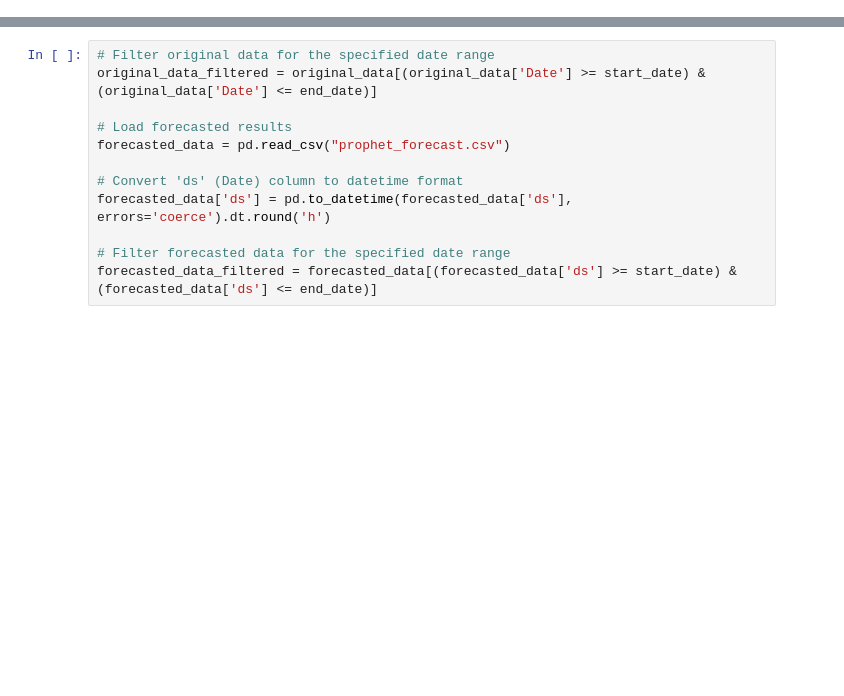
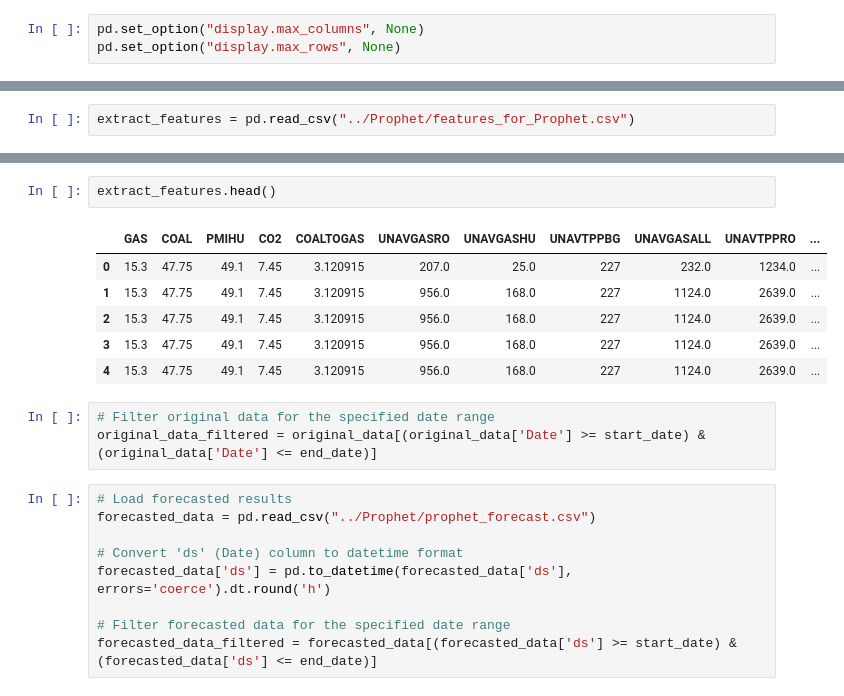
Before and after one commit to venture-data/lstm-example, a Jupyter notebook: Utility/evaluating_results.ipynb, the cells around one changed output, grey strips where cells are left out. Drawn from its saved outputs; the diff is of its cells as text; blank space fills up the shorter version.

```diff
--- a/Utility/evaluating_results.ipynb
+++ b/Utility/evaluating_results.ipynb
@@ -3,0 +5,3 @@ import matplotlib.pyplot as plt
+# %%
+pd.set_option("display.max_columns", None)
+pd.set_option("display.max_rows", None)
@@ -12,3 +67,5 @@ original_data = pd.read_excel("../../DATAFORMODELtrain200824.xlsx")
 
 # Convert 'Date' column to datetime format
 original_data['Date'] = pd.to_datetime(original_data['Date'], errors='coerce').dt.round('h')
+# %%
+extract_features = pd.read_csv("../Prophet/features_for_Prophet.csv")
@@ -15,9 +105,18 @@ original_data['Date'] = pd.to_datetime(original_data['Date'], errors='coerce').d
+# %%
+extract_features.head()
+# %% [output]
+|  | GAS | COAL | PMIHU | CO2 | COALTOGAS | UNAVGASRO | UNAVGASHU | UNAVTPPBG | UNAVGASALL | UNAVTPPRO | ... |
+| 0 | 15.3 | 47.75 | 49.1 | 7.45 | 3.120915 | 207.0 | 25.0 | 227 | 232.0 | 1234.0 | ... |
+| 1 | 15.3 | 47.75 | 49.1 | 7.45 | 3.120915 | 956.0 | 168.0 | 227 | 1124.0 | 2639.0 | ... |
+| 2 | 15.3 | 47.75 | 49.1 | 7.45 | 3.120915 | 956.0 | 168.0 | 227 | 1124.0 | 2639.0 | ... |
+| 3 | 15.3 | 47.75 | 49.1 | 7.45 | 3.120915 | 956.0 | 168.0 | 227 | 1124.0 | 2639.0 | ... |
+| 4 | 15.3 | 47.75 | 49.1 | 7.45 | 3.120915 | 956.0 | 168.0 | 227 | 1124.0 | 2639.0 | ... |
+# %%
+# Filter original data for the specified date range
+original_data_filtered = original_data[(original_data['Date'] >= start_date) & (original_data['Date'] <= end_date)]
 # %%
-# Filter original data for the specified date range
-original_data_filtered = original_data[(original_data['Date'] >= start_date) & (original_data['Date'] <= end_date)]
-
 # Load forecasted results
-forecasted_data = pd.read_csv("prophet_forecast.csv")
+forecasted_data = pd.read_csv("../Prophet/prophet_forecast.csv")
 
 # Convert 'ds' (Date) column to datetime format
 forecasted_data['ds'] = pd.to_datetime(forecasted_data['ds'], errors='coerce').dt.round('h')
```
Also changed, not shown: parts of 10 cells of this notebook, 4 other files.
